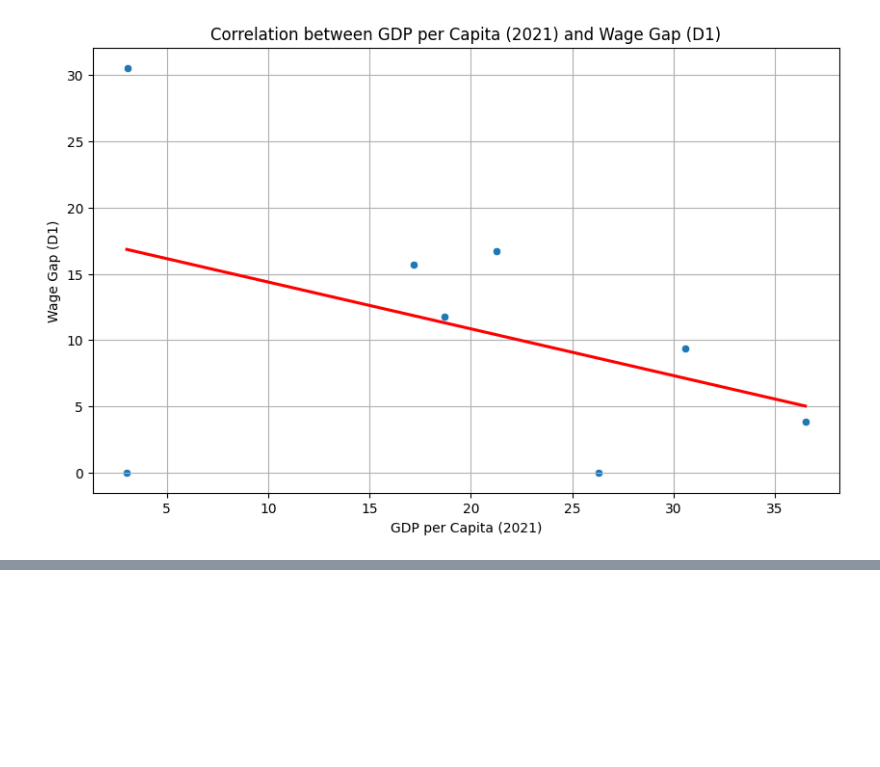
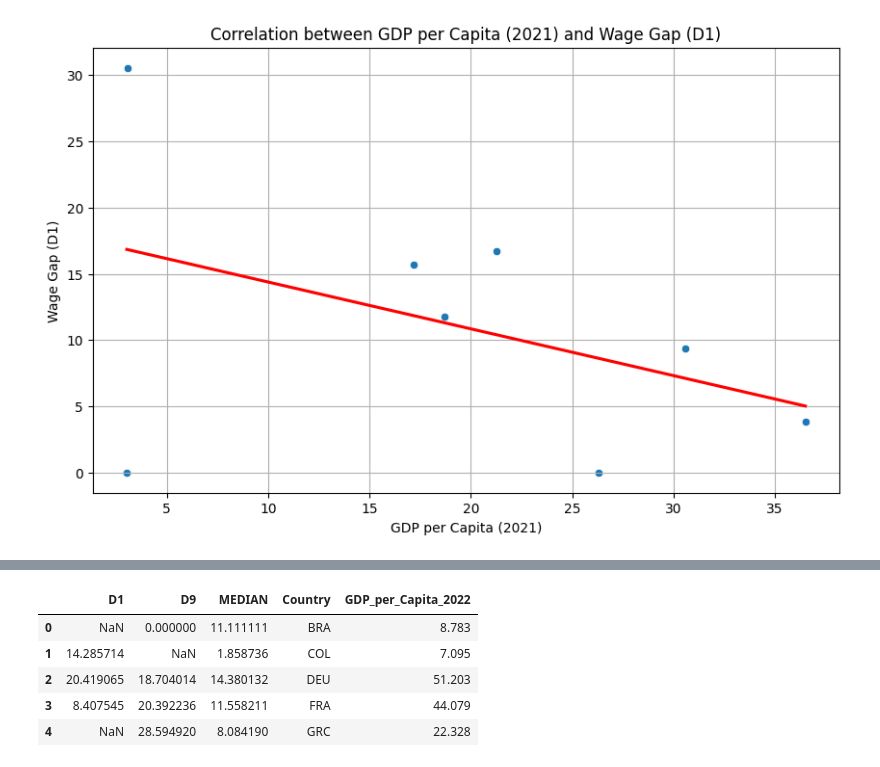
Before and after one commit to PaolaGaray/FirstProject, a Jupyter notebook: notebooks/load_and_clean_data_paola.ipynb, the cells around one changed output, grey strips where cells are left out. Saved outputs shown, nothing was run; the diff lists cells and outputs as text; code cells hidden in the pictures; blank space fills up the shorter version.

```diff
--- a/notebooks/load_and_clean_data_paola.ipynb
+++ b/notebooks/load_and_clean_data_paola.ipynb
@@ -341,3 +324,17 @@ plt.grid(True)
 plt.show()
 # %% [output]
 [figure]
+# %%
+# Let's try with 2022 year
+# Create dataframe for the 2022 GDP data
+
+# GDP per capita data for 2022
+gdp_per_capita_2022 = {
+    'Country': ['NOR', 'GRC', 'FRA', 'DEU', 'USA', 'BRA', 'COL', 'JPN', 'NZL'],
+    'GDP_per_Capita_2022': [89.154, 22.328, 44.079, 51.203, 76.398, 8.783, 7.095, 33.815, 52.155]
+}
+
+# Create the DataFrame
+gdp_2022_df = pd.DataFrame(gdp_per_capita_2022)
+
+display(gdp_2022_df)
@@ -343,0 +402,13 @@ plt.show()
+# %%
+# Merge the pivoted DataFrame with the GDP DataFrame
+merged_2022_df = pd.merge(wage_gap_pivot_2022, gdp_2022_df, left_on='REF_AREA', right_on='Country')
+
+# Display the merged DataFrame to ensure it's correct
+display(merged_2022_df.head())
+# %% [output]
+|  | D1 | D9 | MEDIAN | Country | GDP_per_Capita_2022 |
+| 0 | NaN | 0.000000 | 11.111111 | BRA | 8.783 |
+| 1 | 14.285714 | NaN | 1.858736 | COL | 7.095 |
+| 2 | 20.419065 | 18.704014 | 14.380132 | DEU | 51.203 |
+| 3 | 8.407545 | 20.392236 | 11.558211 | FRA | 44.079 |
+| 4 | NaN | 28.594920 | 8.084190 | GRC | 22.328 |
```
Also changed, not shown: parts of 5 cells of this notebook, 1 other file.
